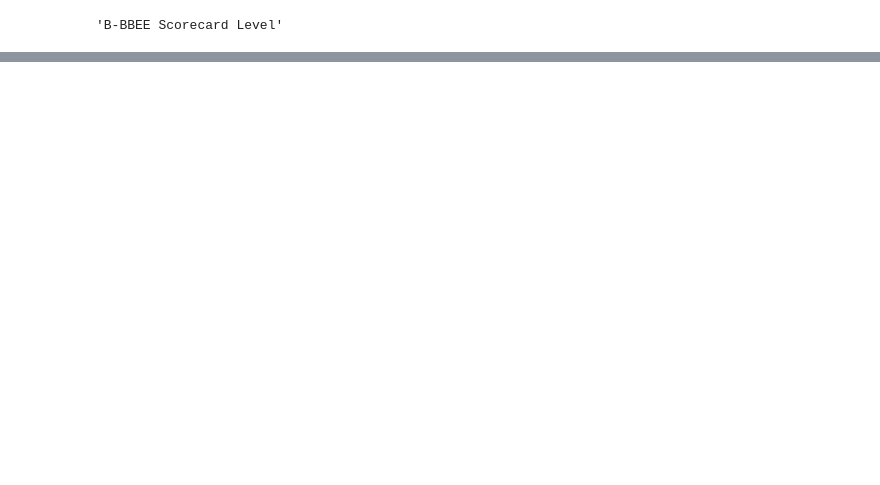
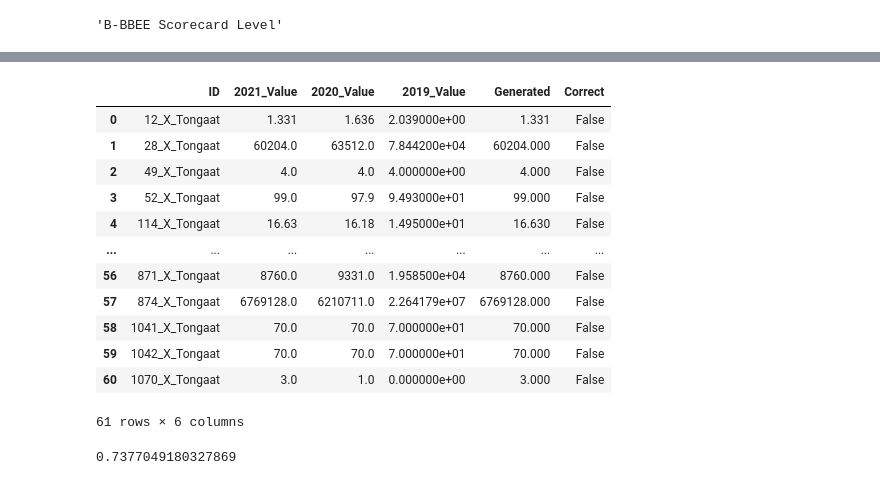
Before and after one commit to tomwetherell/unifi-pdf-llm, a Jupyter notebook: dev/haystack_table_qa_markdown.ipynb, the cells around one changed output, grey strips where cells are left out. Cells and saved outputs as stored; diff of their text form; code cells hidden in the pictures; blank space fills up the shorter version.

Commit message:
Test retrieval of AMKEYs from entire pdf

```diff
--- a/dev/haystack_table_qa_markdown.ipynb
+++ b/dev/haystack_table_qa_markdown.ipynb
@@ -1137,0 +1238,3 @@ Name: ClientMetric, dtype: object
+# %%
+docs = load_documents(COMPANY, YEAR)
+docs = preprocess_documents(docs, window_size=1)
@@ -1137,0 +1243,8 @@ Name: ClientMetric, dtype: object
+# %%
+query_pipeline = QueryPipeline(
+    docs=docs,
+    company=COMPANY,
+    amkey_to_metric_path=AMKEY_TO_METRIC_PATH,
+    amkey_to_synonym_path=AMKEY_TO_SYNONYM_PATH,
+    amkey_to_unit_path=AMKEY_TO_UNIT_PATH
+)
@@ -1137,0 +1257,11 @@ Name: ClientMetric, dtype: object
+# %%
+results_df = train_df.copy(deep=True)
+# %%
+# Loop over the rows in the dataframe and retrieve the value for each AMKEY
+for idx, row in train_df.iterrows():
+    amkey = int(row["ID"].split("_")[0])
+    print(f"Retrieving value for AMKEY {amkey}")
+
+    value = query_pipeline.query(amkey, YEAR)
+
+    results_df.at[idx, "Generated"] = value
@@ -1137,0 +1324,16 @@ Name: ClientMetric, dtype: object
+# %%
+results_df
+# %% [output]
+|  | ID | 2021_Value | 2020_Value | 2019_Value | Generated | Correct |
+| 0 | 12_X_Tongaat | 1.331 | 1.636 | 2.039000e+00 | 1.331 | False |
+| 1 | 28_X_Tongaat | 60204.0 | 63512.0 | 7.844200e+04 | 60204.000 | False |
+| 2 | 49_X_Tongaat | 4.0 | 4.0 | 4.000000e+00 | 4.000 | False |
+| 3 | 52_X_Tongaat | 99.0 | 97.9 | 9.493000e+01 | 99.000 | False |
+| 4 | 114_X_Tongaat | 16.63 | 16.18 | 1.495000e+01 | 16.630 | False |
+| ... | ... | ... | ... | ... | ... | ... |
+| 56 | 871_X_Tongaat | 8760.0 | 9331.0 | 1.958500e+04 | 8760.000 | False |
+| 57 | 874_X_Tongaat | 6769128.0 | 6210711.0 | 2.264179e+07 | 6769128.000 | False |
+| 58 | 1041_X_Tongaat | 70.0 | 70.0 | 7.000000e+01 | 70.000 | False |
+| 59 | 1042_X_Tongaat | 70.0 | 70.0 | 7.000000e+01 | 70.000 | False |
+| 60 | 1070_X_Tongaat | 3.0 | 1.0 | 0.000000e+00 | 3.000 | False |
+61 rows × 6 columns
@@ -1137,0 +1342,11 @@ Name: ClientMetric, dtype: object
+# %%
+# Calculate accuracy. This is the percentage of values in 'Generated' that are
+# equal to the corresponding value in '2021_Value'.
+
+results_df["Correct"] = results_df["Generated"] == results_df["2021_Value"]
+
+accuracy = results_df["Correct"].sum() / len(results_df)
+
+accuracy
+# %% [output]
+0.7377049180327869
```
Also changed, not shown: parts of 22 cells of this notebook.
